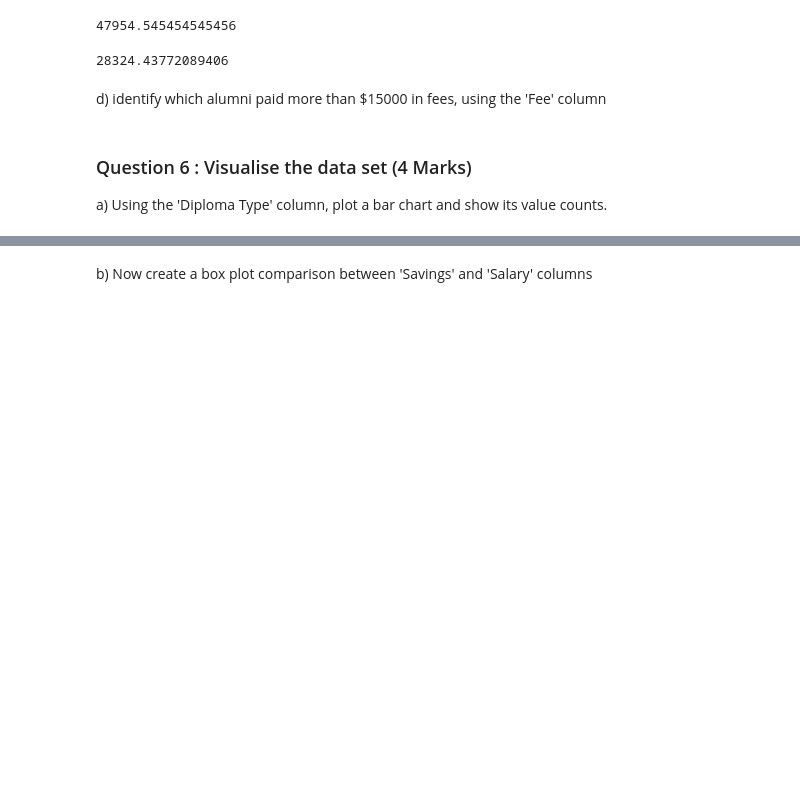
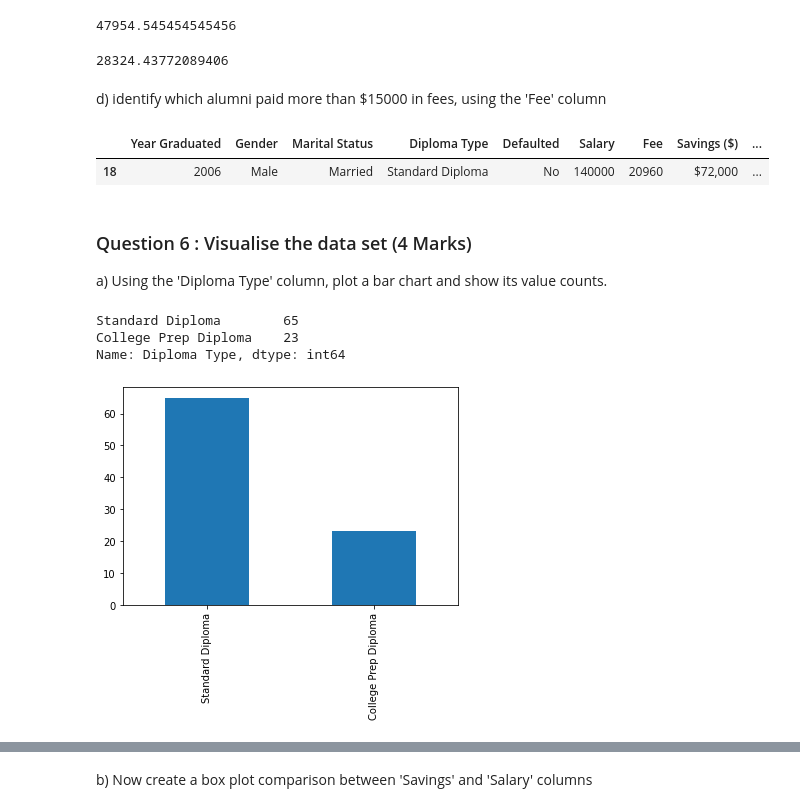
Before and after one commit to ibraabdike/JanuaryClass, a Jupyter notebook: Assignment/Pandas_Assignment.ipynb, the cells around one changed output, grey strips where cells are left out. Cells and saved outputs as stored; diff of their text form; code cells hidden in the pictures; blank space fills up the shorter version.

```diff
--- a/Assignment/Pandas_Assignment.ipynb
+++ b/Assignment/Pandas_Assignment.ipynb
@@ -149,0 +158,4 @@ c) That didn't the set alumni["Gender"] column however. You will need to update
+# %%
+# c) (1)
+alumni['Gender'] = alumni['Gender'].str.replace(r'^M$','Male', regex=True)
+alumni['Gender'].value_counts()
@@ -153,0 +168,4 @@ d) You can set it directly by using the df.loc command, show how this can be don
+# %%
+# d) (1)
+alumni.loc[(alumni.Gender == 'M'),'Gender']='Male'
+alumni['Gender'].value_counts()
@@ -178,10 +206,21 @@ alumni["Savings"].std()
 d) identify which alumni paid more than $15000 in fees, using the 'Fee' column
 # %%
 # d) (1)
-alumni[alumni['Fee'] ]
+alumni[alumni['Fee'] > 15000]
+# %% [output]
+|  | Year Graduated | Gender | Marital Status | Diploma Type | Defaulted | Salary | Fee | Savings ($) | ... |
+| 18 | 2006 | Male | Married | Standard Diploma | No | 140000 | 20960 | $72,000 | ... |
 # %% [markdown]
 ### Question 6 :  Visualise the data set (4 Marks)
 
 a) Using the 'Diploma Type' column, plot a bar chart and show its value counts.
 # %%
 #a) (1)
+# %%
+alumni['Diploma Type'].value_counts().plot(kind='bar')
+print(alumni['Diploma Type'].value_counts())
+# %% [output]
+Standard Diploma        65
+College Prep Diploma    23
+Name: Diploma Type, dtype: int64
+[figure, added]
```
Also changed, not shown: parts of 19 cells of this notebook.
